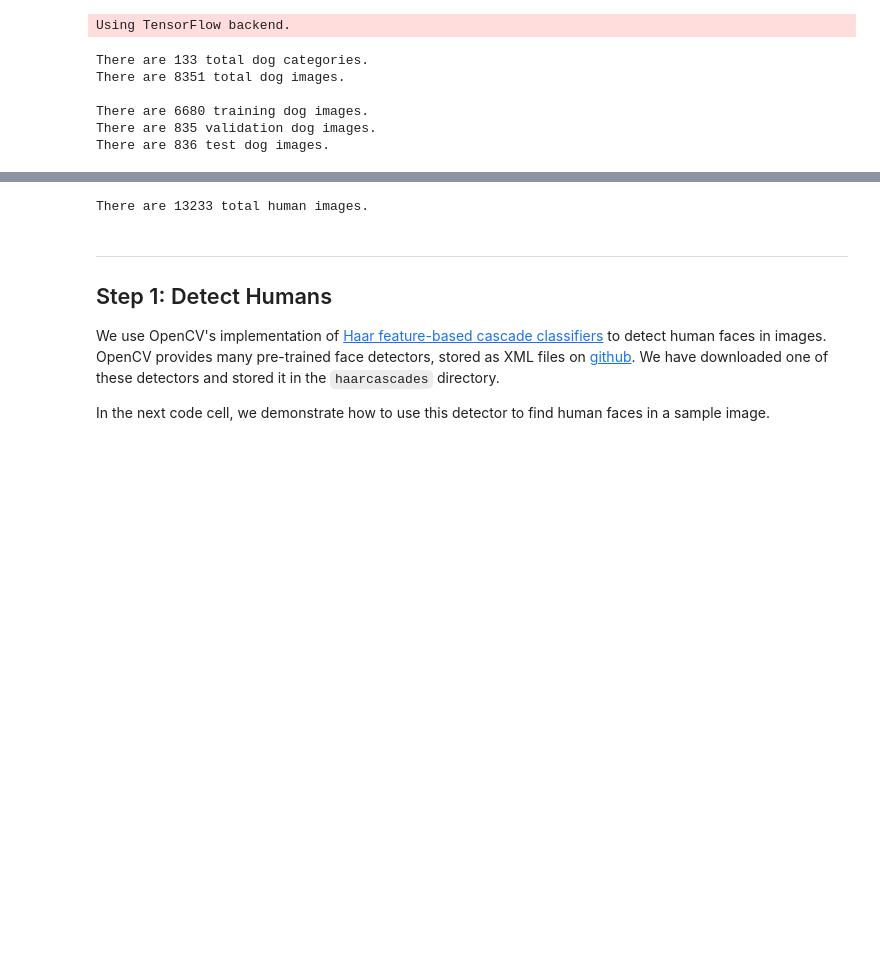
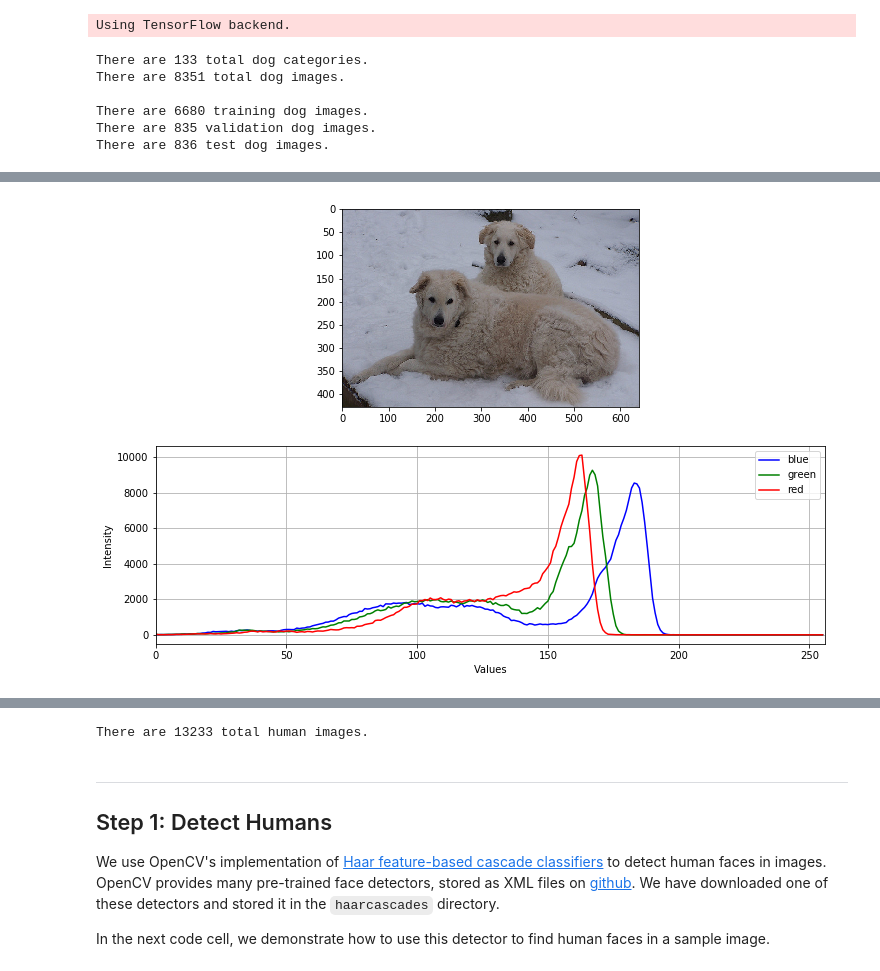
Before and after one commit to takahish/TransferLearning-with-Keras-on-TensorFlow, a Jupyter notebook: dog_app.ipynb, the cells around one changed output, grey strips where cells are left out. Saved outputs shown, nothing was run; the diff lists cells and outputs as text; code cells hidden in the pictures; blank space fills up the shorter version.

```diff
--- a/dog_app.ipynb
+++ b/dog_app.ipynb
@@ -94,0 +176,39 @@ There are 836 test dog images.
+# %%
+import cv2
+import numpy as np
+from matplotlib import pyplot as plt
+
+def intensity_hist(image_file):
+    """show some descriptive stats of some of the most relevant aspects in the dataset.
+    Such as the min, max, median, mean of the image sizes.
+
+    Args:
+        image_files: string. Path of image file.
+    """
+    img = cv2.imread(image_file)
+
+    plt.figure(figsize=(12, 8))
+
+    # axis1, show image
+    ax1 = plt.subplot(2, 1, 1)
+    img_rgb = cv2.cvtColor(img, cv2.COLOR_BGR2RGB)
+    ax1.imshow(img_rgb)
+
+    # axis2, show intensity histgram
+    ax2 = plt.subplot(2, 1, 2)
+    color_channel = ('blue','green','red')
+    for i,col in enumerate(color_channel):
+        histr = cv2.calcHist([img],[i],None,[256],[0,256])
+        ax2.plot(histr,color=col, label=col)
+        ax2.set_xlim([0,256])
+
+    ax2.legend()
+    ax2.set_xlabel('Values')
+    ax2.set_ylabel('Intensity')
+    ax2.grid(True)
+
+    plt.show()
+# %%
+intensity_hist(train_files[0])
+# %% [output]
+[figure, added]
```
Also changed, not shown: parts of 44 cells of this notebook, 19 other files.
